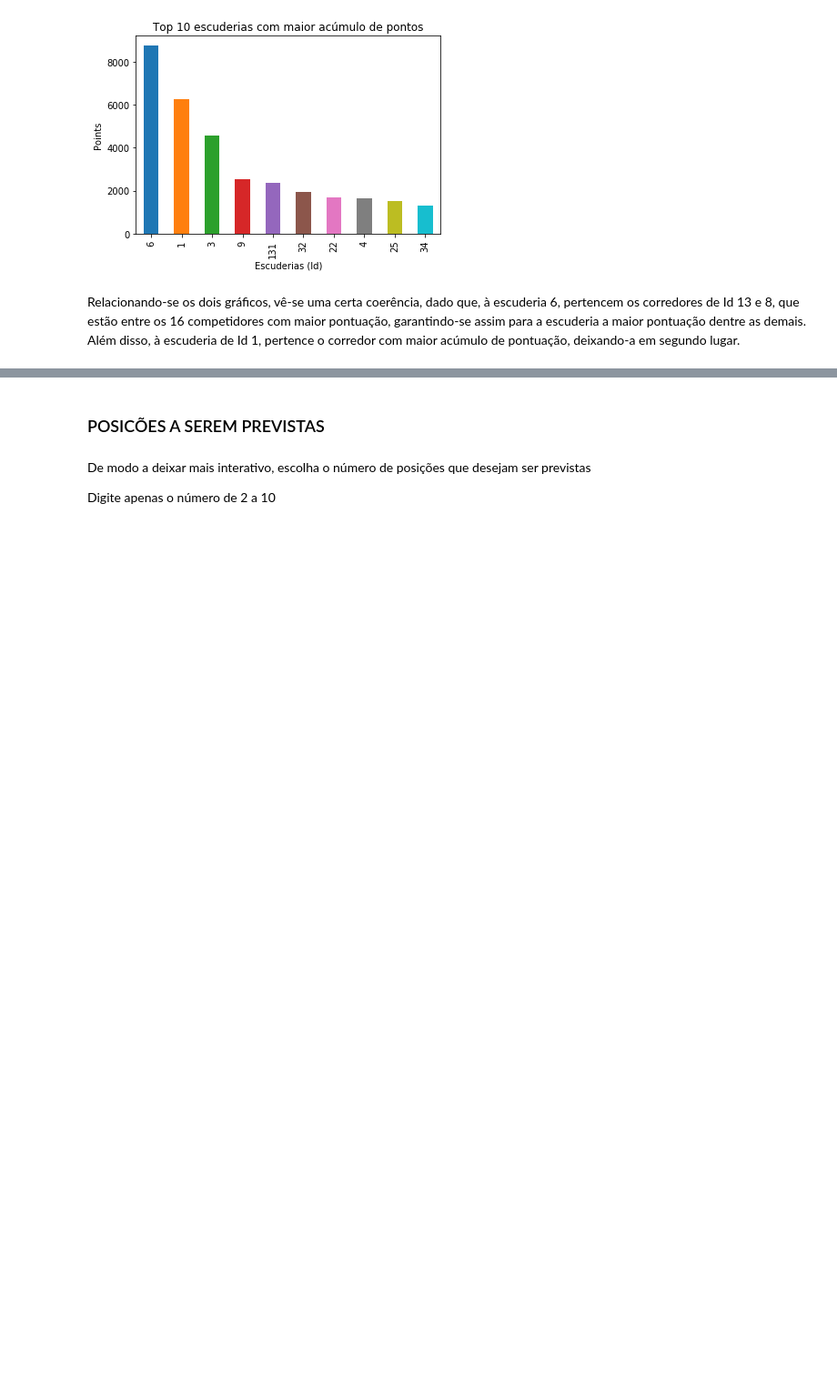
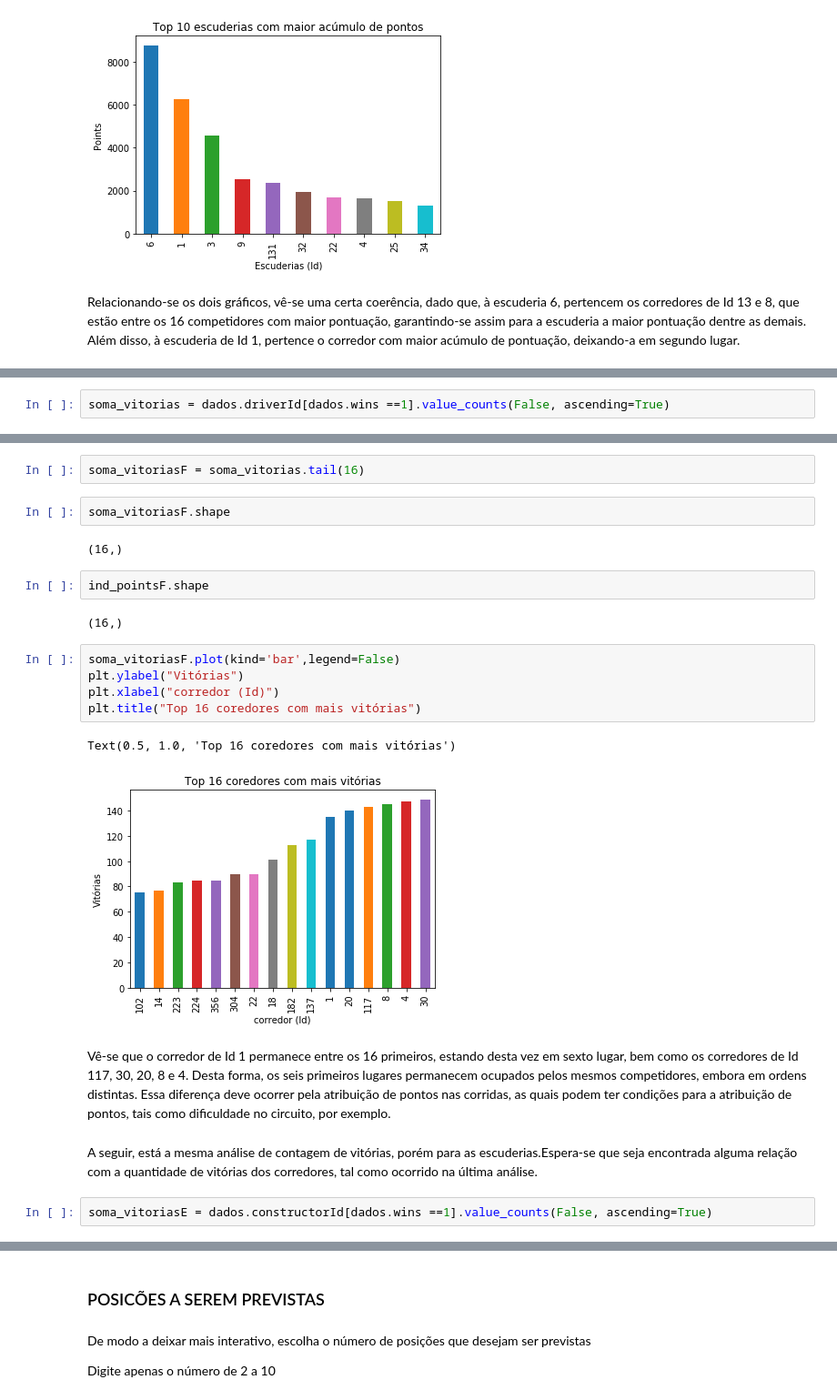
Before and after one commit to Amanda-Carmo/projeto2_cdados, a Jupyter notebook: Projeto 2 DADOS.ipynb, the cells around one changed output, grey strips where cells are left out. Shown: that part at 91% size. Saved outputs shown, nothing was run; the diff lists cells and outputs as text; blank space fills up the shorter version.

Commit message:
justificativas na análise exploratória

```diff
--- a/Projeto 2 DADOS.ipynb
+++ b/Projeto 2 DADOS.ipynb
@@ -382,0 +390,2 @@ Relacionando-se os dois gráficos, vê-se uma certa coerência, dado que, à esc
+# %%
+soma_vitorias = dados.driverId[dados.wins ==1].value_counts(False, ascending=True)
@@ -382,0 +401,24 @@ Relacionando-se os dois gráficos, vê-se uma certa coerência, dado que, à esc
+# %%
+soma_vitoriasF = soma_vitorias.tail(16)
+# %%
+soma_vitoriasF.shape
+# %% [output]
+(16,)
+# %%
+ind_pointsF.shape
+# %% [output]
+(16,)
+# %%
+soma_vitoriasF.plot(kind='bar',legend=False)
+plt.ylabel("Vitórias")
+plt.xlabel("corredor (Id)")
+plt.title("Top 16 coredores com mais vitórias")
+# %% [output]
+Text(0.5, 1.0, 'Top 16 coredores com mais vitórias')
+[figure, added]
+# %% [markdown]
+Vê-se que o corredor de Id 1 permanece entre os 16 primeiros, estando desta vez em sexto lugar, bem como os corredores de Id 117, 30, 20, 8 e 4. Desta forma, os seis primeiros lugares permanecem ocupados pelos mesmos competidores, embora em ordens distintas. Essa diferença deve ocorrer pela atribuição de pontos nas corridas, as quais podem ter condições para a atribuição de pontos, tais como dificuldade no circuito, por exemplo.
+# %% [markdown]
+A seguir, está a mesma análise de contagem de vitórias, porém para as escuderias.Espera-se que seja encontrada alguma relação com a quantidade de vitórias dos corredores, tal como ocorrido na última análise.
+# %%
+soma_vitoriasE = dados.constructorId[dados.wins ==1].value_counts(False, ascending=True)
```
Also changed, not shown: parts of 16 cells of this notebook.
